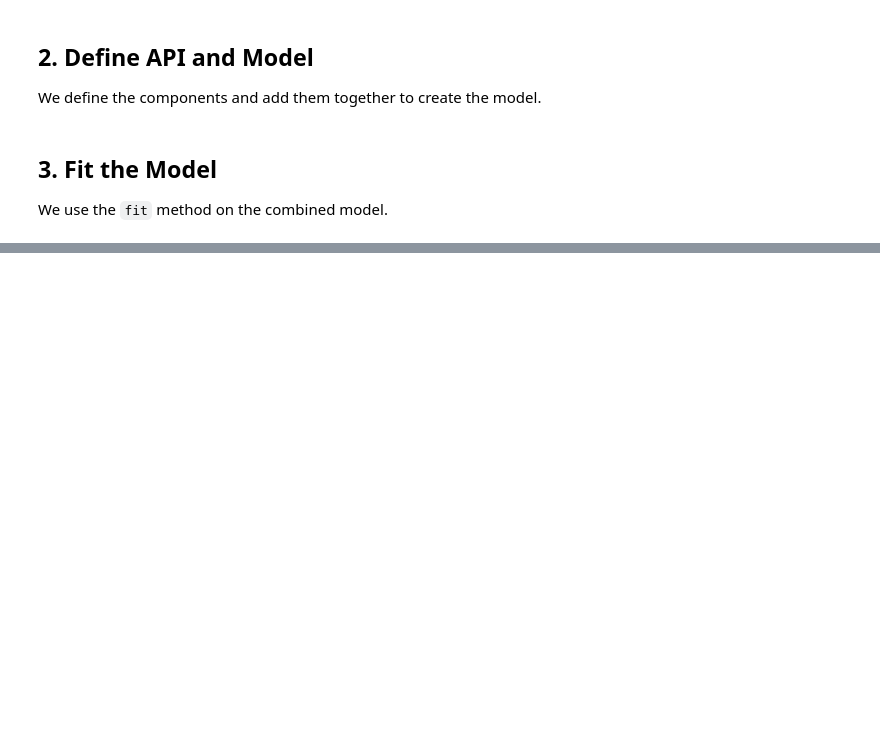
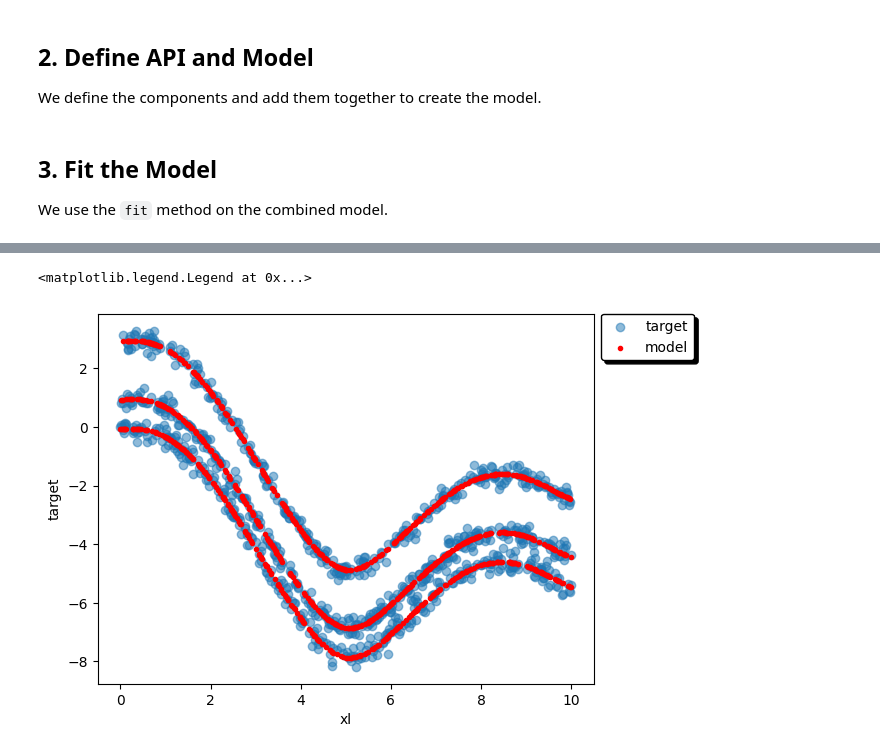
Before and after one commit to clarkmaio/lpspline, a Jupyter notebook: notebook/demo.ipynb, the cells around one changed output, grey strips where cells are left out. Cells and saved outputs as stored; diff of their text form; code cells hidden in the pictures; blank space fills up the shorter version.

```diff
--- a/notebook/demo.ipynb
+++ b/notebook/demo.ipynb
@@ -140,0 +118,9 @@ plot_components(model=model, X=df, ncols=3, y=df['target'])
+# %%
+plt.scatter(df['xl'], df['target'], alpha=.5, label='target')
+plt.scatter(df['xl'], model.predict(df), marker='.', color='red', label='model')
+plt.ylabel('target')
+plt.xlabel('xl')
+pmp.legend(loc='ext side upper right')
+# %% [output]
+<matplotlib.legend.Legend at 0x...>
+[figure, added]
```
Also changed, not shown: parts of 7 cells of this notebook, 6 other files.
